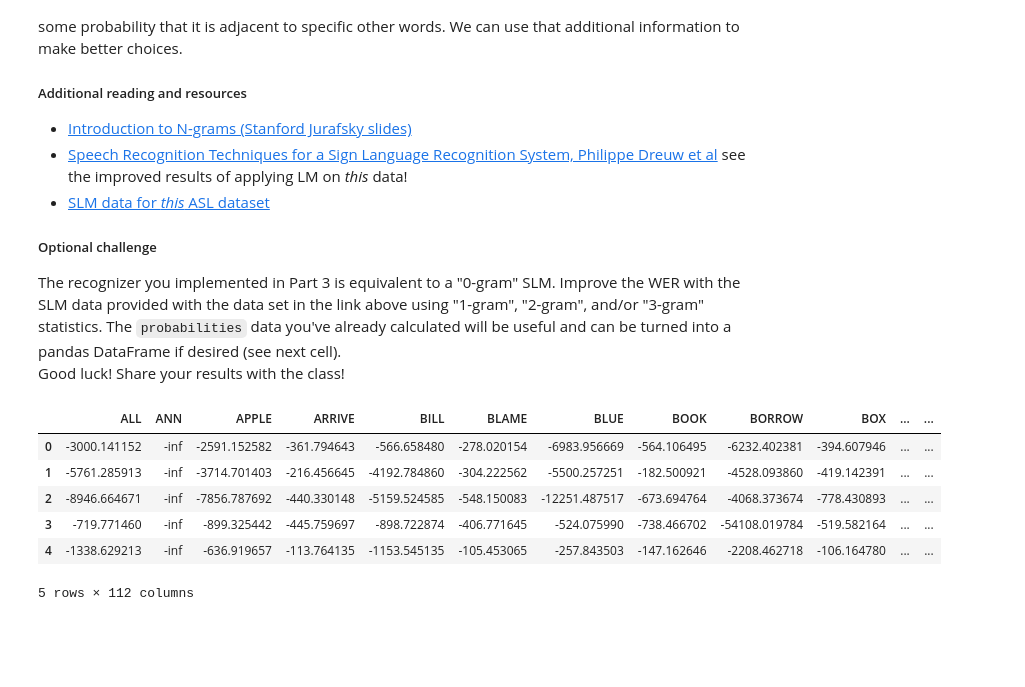
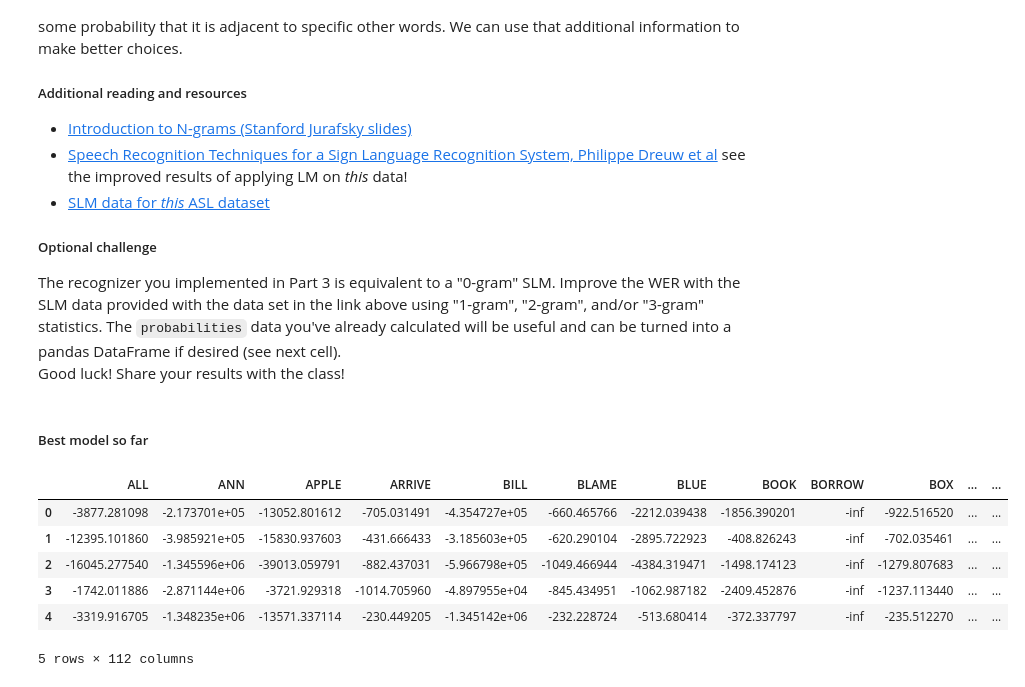
Before and after one commit to curiousily/AIND-Recognizer, a Jupyter notebook: asl_recognizer.ipynb, the cells around one changed output. Drawn from its saved outputs; the diff is of its cells as text; code cells hidden in the pictures; blank space fills up the shorter version.

Commit message:
Fix CV selector. Finish up the recognizer.

```diff
--- a/asl_recognizer.ipynb
+++ b/asl_recognizer.ipynb
@@ -490,9 +513,9 @@ Training complete for JOHN with 12 states with time 24.033007472986355 seconds
 # TODO: Implement SelectorBIC in module my_model_selectors.py
 from my_model_selectors import SelectorBIC
 
-# training = asl.build_training(features_ground)  # Experiment here with different feature sets defined in part 1
-# sequences = training.get_all_sequences()
-# Xlengths = training.get_all_Xlengths()
+training = asl.build_training(features_ground)  # Experiment here with different feature sets defined in part 1
+sequences = training.get_all_sequences()
+Xlengths = training.get_all_Xlengths()
 for word in words_to_train:
     start = timeit.default_timer()
     model = SelectorBIC(sequences, Xlengths, word,
@@ -512,9 +535,9 @@ Training complete for JOHN with 13 states with time 22.193782567977905 seconds
 # TODO: Implement SelectorDIC in module my_model_selectors.py
 from my_model_selectors import SelectorDIC
 
-# training = asl.build_training(features_ground)  # Experiment here with different feature sets defined in part 1
-# sequences = training.get_all_sequences()
-# Xlengths = training.get_all_Xlengths()
+training = asl.build_training(features_ground)  # Experiment here with different feature sets defined in part 1
+sequences = training.get_all_sequences()
+Xlengths = training.get_all_Xlengths()
 for word in words_to_train:
     start = timeit.default_timer()
     model = SelectorDIC(sequences, Xlengths, word,
@@ -665,15 +831,26 @@ We've squeezed just about as much as we can out of the model and still only get
 ##### Optional challenge
 The recognizer you implemented in Part 3 is equivalent to a "0-gram" SLM.  Improve the WER with the SLM data provided with the data set in the link above using "1-gram", "2-gram", and/or "3-gram" statistics. The `probabilities` data you've already calculated will be useful and can be turned into a pandas DataFrame if desired (see next cell).
 Good luck!  Share your results with the class!
-# %%
-# create a DataFrame of log likelihoods for the test word items
-df_probs = pd.DataFrame(data=probabilities)
-df_probs.head()
-# %% [output]
-|  | ALL | ANN | APPLE | ARRIVE | BILL | BLAME | BLUE | BOOK | BORROW | BOX | ... | ... |
-| 0 | -3000.141152 | -inf | -2591.152582 | -361.794643 | -566.658480 | -278.020154 | -6983.956669 | -564.106495 | -6232.402381 | -394.607946 | ... | ... |
-| 1 | -5761.285913 | -inf | -3714.701403 | -216.456645 | -4192.784860 | -304.222562 | -5500.257251 | -182.500921 | -4528.093860 | -419.142391 | ... | ... |
-| 2 | -8946.664671 | -inf | -7856.787692 | -440.330148 | -5159.524585 | -548.150083 | -12251.487517 | -673.694764 | -4068.373674 | -778.430893 | ... | ... |
-| 3 | -719.771460 | -inf | -899.325442 | -445.759697 | -898.722874 | -406.771645 | -524.075990 | -738.466702 | -54108.019784 | -519.582164 | ... | ... |
-| 4 | -1338.629213 | -inf | -636.919657 | -113.764135 | -1153.545135 | -105.453065 | -257.843503 | -147.162646 | -2208.462718 | -106.164780 | ... | ... |
-5 rows × 112 columns
+# %% [markdown]
+##### Best model so far
+# %%
+features = features_custom
+model_selector = SelectorCV
+test_set = asl.build_test(features)
+
+models = train_all_words(features, model_selector)
+probabilities, guesses = recognize(models, test_set)
+# %%
+import arpa
+
+lm = arpa.loadf("SLM/ukn.3.lm")[0]
+df_probs = pd.DataFrame(data=probabilities)
+df_probs.head()
+# %% [output]
+|  | ALL | ANN | APPLE | ARRIVE | BILL | BLAME | BLUE | BOOK | BORROW | BOX | ... | ... |
+| 0 | -3877.281098 | -2.173701e+05 | -13052.801612 | -705.031491 | -4.354727e+05 | -660.465766 | -2212.039438 | -1856.390201 | -inf | -922.516520 | ... | ... |
+| 1 | -12395.101860 | -3.985921e+05 | -15830.937603 | -431.666433 | -3.185603e+05 | -620.290104 | -2895.722923 | -408.826243 | -inf | -702.035461 | ... | ... |
+| 2 | -16045.277540 | -1.345596e+06 | -39013.059791 | -882.437031 | -5.966798e+05 | -1049.466944 | -4384.319471 | -1498.174123 | -inf | -1279.807683 | ... | ... |
+| 3 | -1742.011886 | -2.871144e+06 | -3721.929318 | -1014.705960 | -4.897955e+04 | -845.434951 | -1062.987182 | -2409.452876 | -inf | -1237.113440 | ... | ... |
+| 4 | -3319.916705 | -1.348235e+06 | -13571.337114 | -230.449205 | -1.345142e+06 | -232.228724 | -513.680414 | -372.337797 | -inf | -235.512270 | ... | ... |
+5 rows × 112 columns
```
Also changed, not shown: parts of 26 cells of this notebook, 4 other files.
